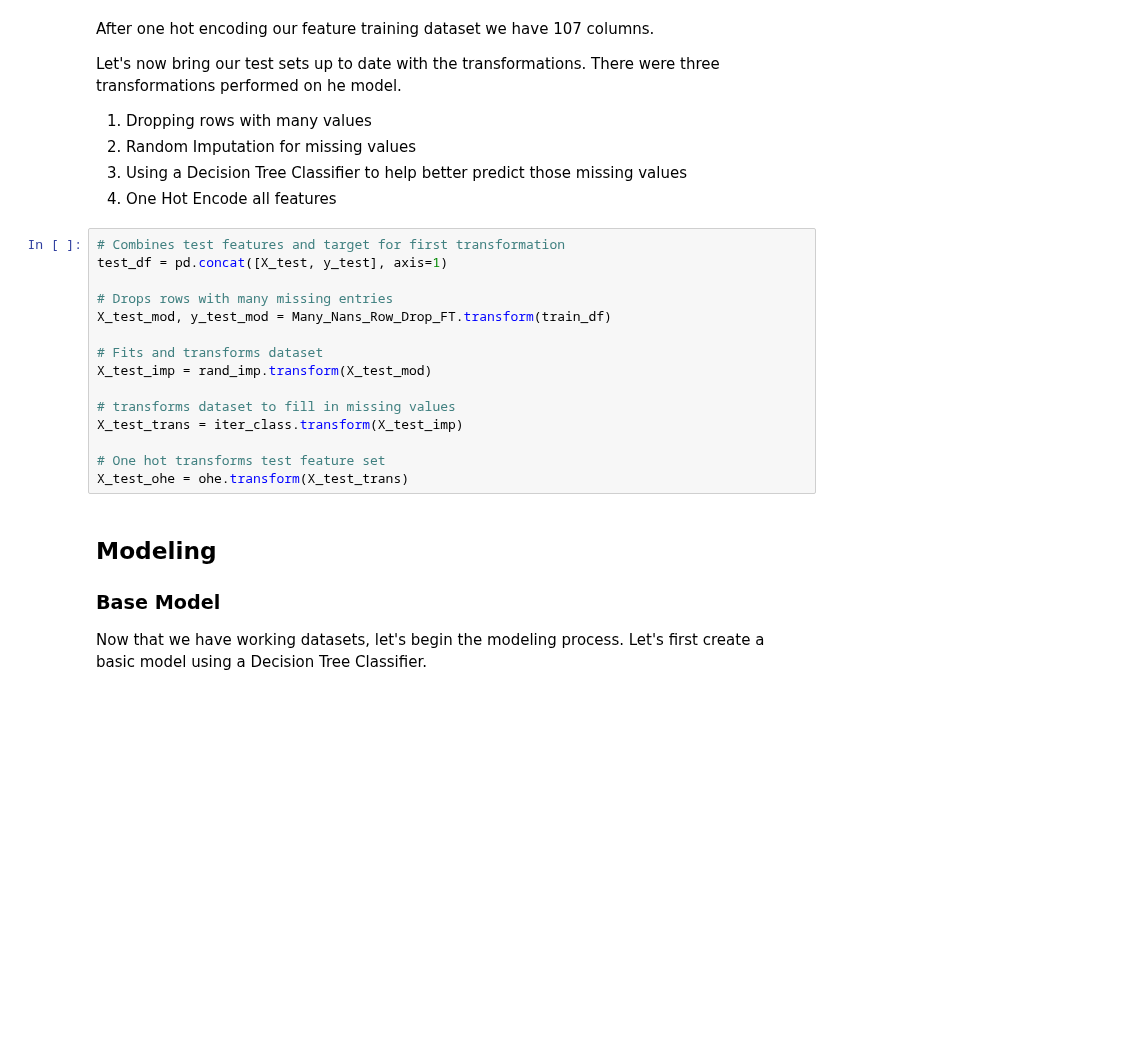
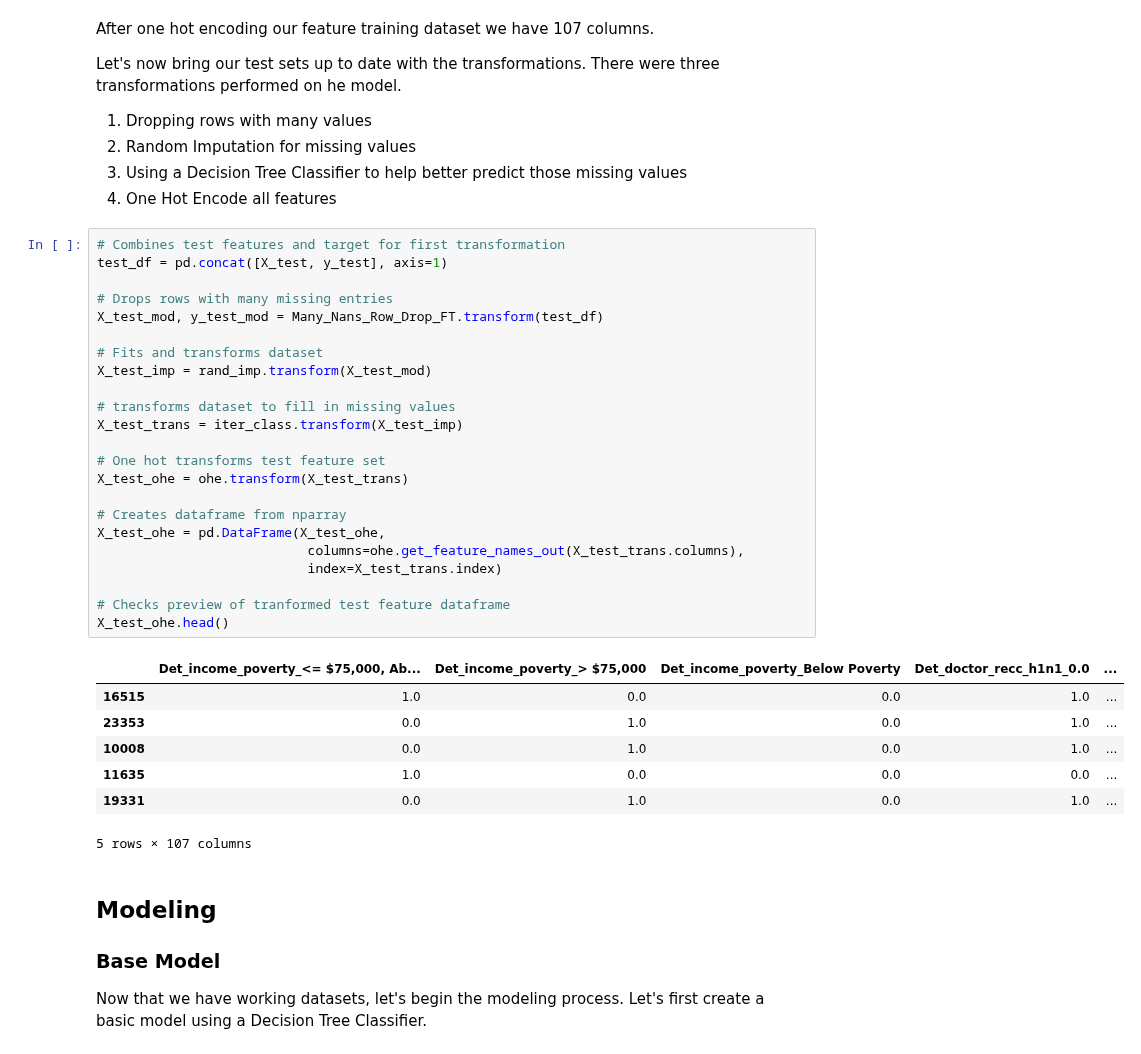
Before and after one commit to cschneck7/phase_3_project, a Jupyter notebook: H1N1 Vaccine Classification Notebook.ipynb, the cells around one changed output. Cells and saved outputs as stored; diff of their text form; blank space fills up the shorter version.

```diff
--- a/H1N1 Vaccine Classification Notebook.ipynb
+++ b/H1N1 Vaccine Classification Notebook.ipynb
@@ -670,18 +685,34 @@ Let's now bring our test sets up to date with the transformations. There were th
 # %%
 # Combines test features and target for first transformation
 test_df = pd.concat([X_test, y_test], axis=1)
 
 # Drops rows with many missing entries
-X_test_mod, y_test_mod = Many_Nans_Row_Drop_FT.transform(train_df)
+X_test_mod, y_test_mod = Many_Nans_Row_Drop_FT.transform(test_df)
 
 # Fits and transforms dataset
 X_test_imp = rand_imp.transform(X_test_mod)
 
 # transforms dataset to fill in missing values
 X_test_trans = iter_class.transform(X_test_imp)
 
 # One hot transforms test feature set
 X_test_ohe = ohe.transform(X_test_trans)
+
+# Creates dataframe from nparray
+X_test_ohe = pd.DataFrame(X_test_ohe,
+                           columns=ohe.get_feature_names_out(X_test_trans.columns),
+                           index=X_test_trans.index)
+
+# Checks preview of tranformed test feature dataframe
+X_test_ohe.head()
+# %% [output]
+|  | Det_income_poverty_<= $75,000, Ab... | Det_income_poverty_> $75,000 | Det_income_poverty_Below Poverty | Det_doctor_recc_h1n1_0.0 | ... |
+| 16515 | 1.0 | 0.0 | 0.0 | 1.0 | ... |
+| 23353 | 0.0 | 1.0 | 0.0 | 1.0 | ... |
+| 10008 | 0.0 | 1.0 | 0.0 | 1.0 | ... |
+| 11635 | 1.0 | 0.0 | 0.0 | 0.0 | ... |
+| 19331 | 0.0 | 1.0 | 0.0 | 1.0 | ... |
+5 rows × 107 columns
 # %% [markdown]
 ## Modeling
 
```
Also changed, not shown: parts of 12 cells of this notebook.
